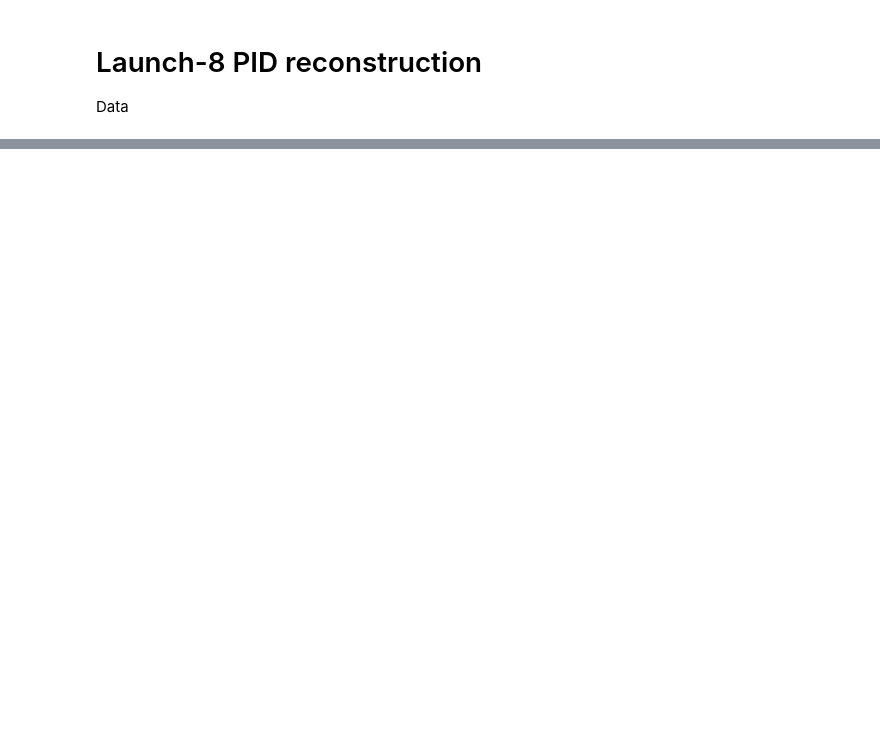
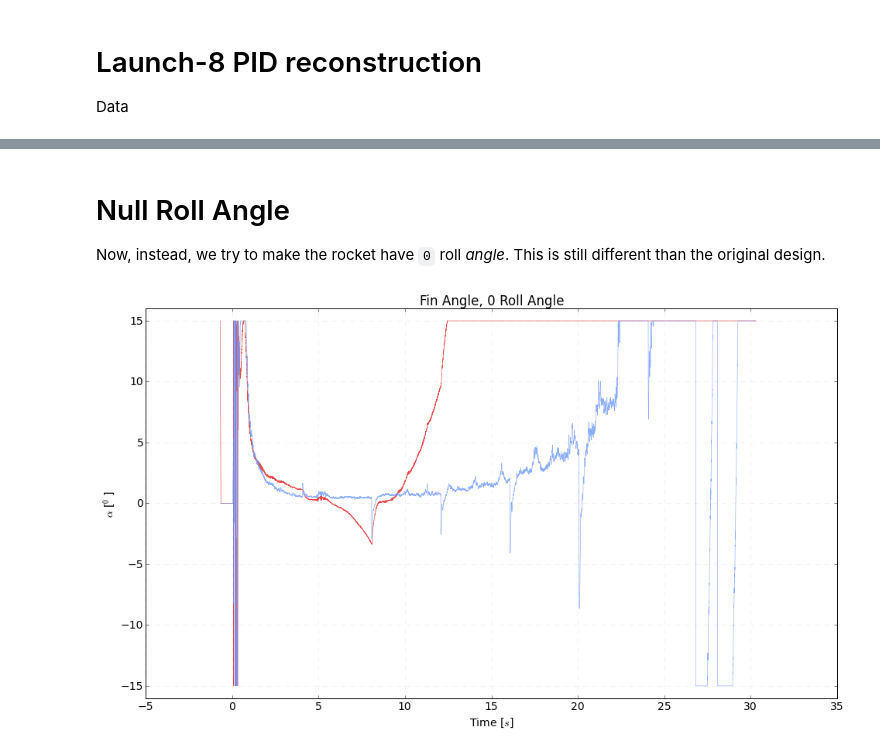
Before and after one commit to psas/roll-control, a Jupyter notebook: notebooks/l8-pid.ipynb, the cells around one changed output, grey strips where cells are left out. Cells and saved outputs as stored; diff of their text form; code cells hidden in the pictures; blank space fills up the shorter version.

```diff
--- a/notebooks/l8-pid.ipynb
+++ b/notebooks/l8-pid.ipynb
@@ -69,0 +70,32 @@ fig.show()
+# %% [markdown]
+# Null Roll Angle
+
+Now, instead, we try to make the rocket have `0` roll *angle*. This is still different than the original design.
+# %%
+pid0 = PIDcontroller.PIDController(p=1.0, i=0.001, d=0.0)
+pid0.setTarget(0.0)
+
+pid1 = PIDcontroller.PIDController(p=10.0, i=0.0, d=0.0)
+pid1.setTarget(0.0)
+
+fin = []
+for i, t in enumerate(roll_time):
+    f = roll_angle[i]
+    r = roll_rate[i]
+    x = altitude[i]
+    v = velocity[i]
+
+    correction0 = pid0.step(f)
+    pid1.setTarget(correction0)
+    correction1 = pid1.step(r)
+    a = model.estimate_alpha(correction1, x, v, t)
+    a = model.servo(a, t)
+    fin.append(a)
+
+fig = utils.Plot(r"Fin Angle, 0 Roll Angle", "Time [$s$]", r"$\alpha$ [${}^0$]")
+fig.plot(roll_time, fin)
+fig.plot(roll_time, fin_angle, color=utils.blue)
+fig.ylim([-16, 16])
+fig.show()
+# %% [output]
+[figure, added]
```
Also changed, not shown: parts of 6 cells of this notebook.
